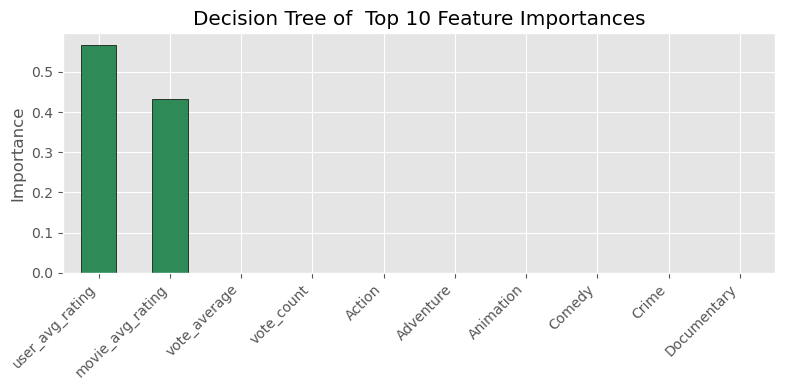
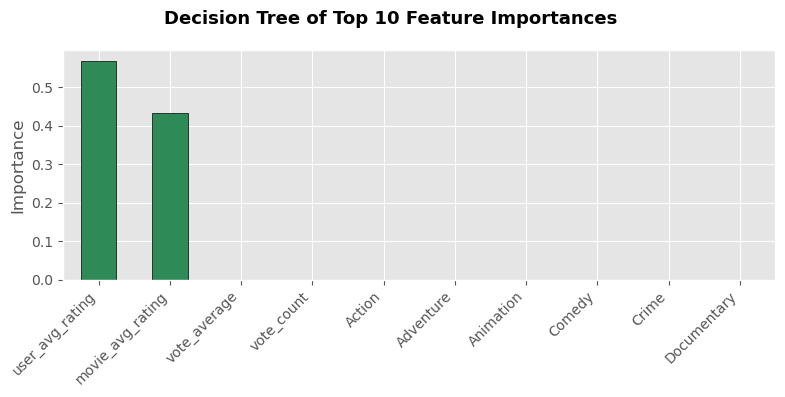
The notebook cell's code change between the first figure and the second:
--- before
+++ after
@@ -12,10 +12,9 @@
 print()
 print(classification_report(y_test, dt_preds, target_names=['Not Liked','Liked']))
-
 # Feature importance
 feat_imp = pd.Series(dt.feature_importances_, index=feature_cols).sort_values(ascending=False).head(10)
 plt.figure(figsize=(8,4))
 feat_imp.plot(kind='bar', color='seagreen', edgecolor='black')
-plt.title('Decision Tree of  Top 10 Feature Importances')
+plt.suptitle('Decision Tree of Top 10 Feature Importances', fontsize=13, fontweight='bold')
 plt.ylabel('Importance')
 plt.xticks(rotation=45, ha='right')
@@ -23,2 +22,13 @@
 plt.show()
 plt.close()
+
+# Confusion matrix
+plt.figure(figsize=(5,4))
+sns.heatmap(confusion_matrix(y_test, dt_preds), annot=True, fmt='d', cmap='Greens',
+            xticklabels=['Not Liked','Liked'], yticklabels=['Not Liked','Liked'])
+plt.suptitle(' Decision Tree of Confusion Matrix', fontsize=13, fontweight='bold')
+plt.ylabel('Actual')
+plt.xlabel('Predicted')
+plt.tight_layout()
+plt.show()
+plt.close()

Commit: reports figure updated